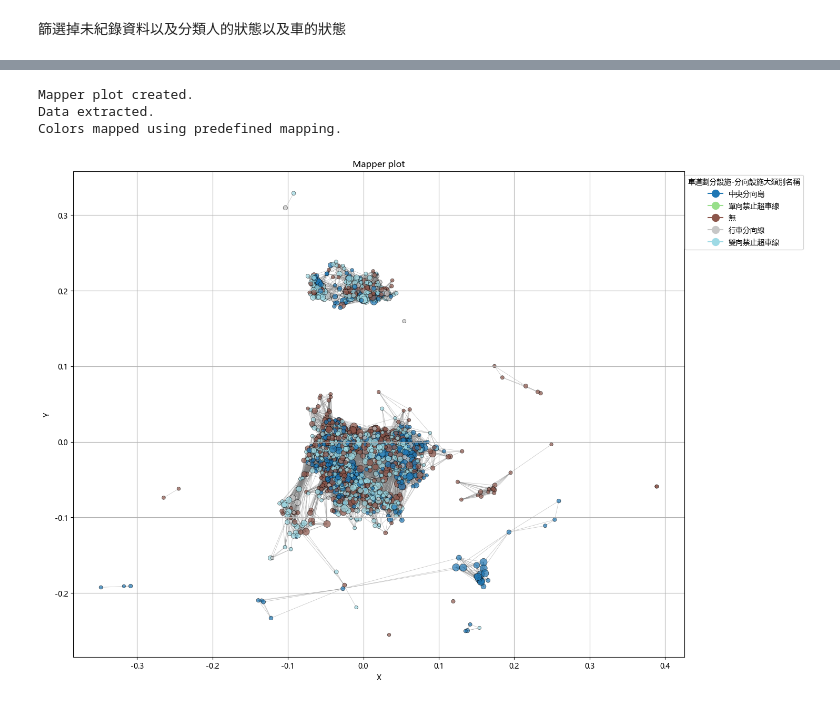
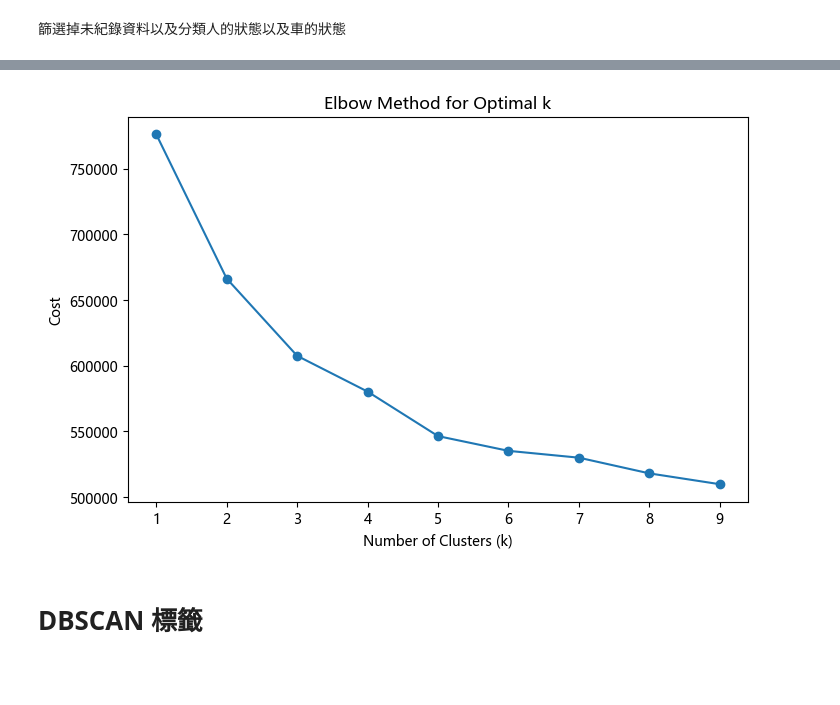
Before and after one commit to kennywang112/TrafficTDApython, a Jupyter notebook: Version3/Car.ipynb, the cells around one changed output, grey strips where cells are left out. Cells and saved outputs as stored; diff of their text form; code cells hidden in the pictures; blank space fills up the shorter version.

```diff
--- a/Version3/Car.ipynb
+++ b/Version3/Car.ipynb
@@ -403,0 +525,7 @@ for choose in rbind_data.columns:
+# %%
+from kmodes.kmodes import KModes
+
+# data_for_kmode = rbind_data.drop(['死亡', '受傷', 'color_for_plot'], axis=1)
+data_for_kmode = rbind_data.drop(['死亡', '受傷'], axis=1)
+
+print(data_for_kmode.columns)
@@ -403,0 +541,25 @@ for choose in rbind_data.columns:
+# %%
+cost = []
+all_results = {}
+K = range(1, 10)
+
+for k in K:
+
+    km = KModes(
+    n_clusters=k,
+    init='Huang',
+    verbose=1,
+    random_state=42,
+    n_jobs=5
+    )
+
+    labels = km.fit_predict(data_for_kmode)
+    cost.append(km.cost_)
+    all_results[k] = {
+        'cost': km.cost_,
+        'labels': labels,
+        'centroids': km.cluster_centroids_
+    }
+
+optimal_k = K[cost.index(min(cost))]
+optimal_result = all_results[optimal_k]
@@ -403,0 +576,9 @@ for choose in rbind_data.columns:
+# %%
+plt.figure(figsize=(8, 5))
+plt.plot(K, cost, marker='o')
+plt.xlabel('Number of Clusters (k)')
+plt.ylabel('Cost')
+plt.title('Elbow Method for Optimal k')
+plt.show()
+# %% [output]
+[figure, added]
@@ -404,22 +587,18 @@ for choose in rbind_data.columns:
+# %% [markdown]
+# DBSCAN 標籤
 # %%
-choose = '車道劃分設施-分向設施大類別名稱'
-# choose = '死亡'
+choose = '天候名稱'
+# choose = '年齡_int'
 
 unique_categories = rbind_data[choose].dropna().unique()
-unique_categories.sort()
-
 # 統一顏色
 color_palette = get_cmap("tab20", len(unique_categories))
 color_mapping_fixed = {category: color_palette(i) for i, category in enumerate(unique_categories)}
 
-mapper_plotter = MapperPlotter(detailed_results_df['mapper_info'].iloc[9][0],
+mapper_plotter = MapperPlotter(detailed_results_df['mapper_info'].iloc[39][0],
                             rbind_data, detailed_results_df)
-mapper_plotter.create_mapper_plot(choose, most_common_encoded_label, avg=False)
-mapper_plotter.extract_data()
-mapper_plotter.map_colors(choose, color_mapping_fixed, size=20) # 篩選資料
-mapper_plotter.plot(choose, unique_categories, color_palette, avg=False, set_label=True, size=100) # 限制點的大小
+mplot = mapper_plotter.create_mapper_plot(choose, most_common_encoded_label, avg=False)
+full_info = mapper_plotter.extract_data()
+mapper_plotter.map_colors(choose, color_mapping_fixed, size=30) # 篩選資料
+mapper_plotter.plot(choose, unique_categories, color_palette, avg=False,
+                    set_label=True, size=100000)
-# %% [output]
-Mapper plot created.
-Data extracted.
-Colors mapped using predefined mapping.
-[figure, removed]
```
Also changed, not shown: parts of 27 cells of this notebook, 24 other files.
